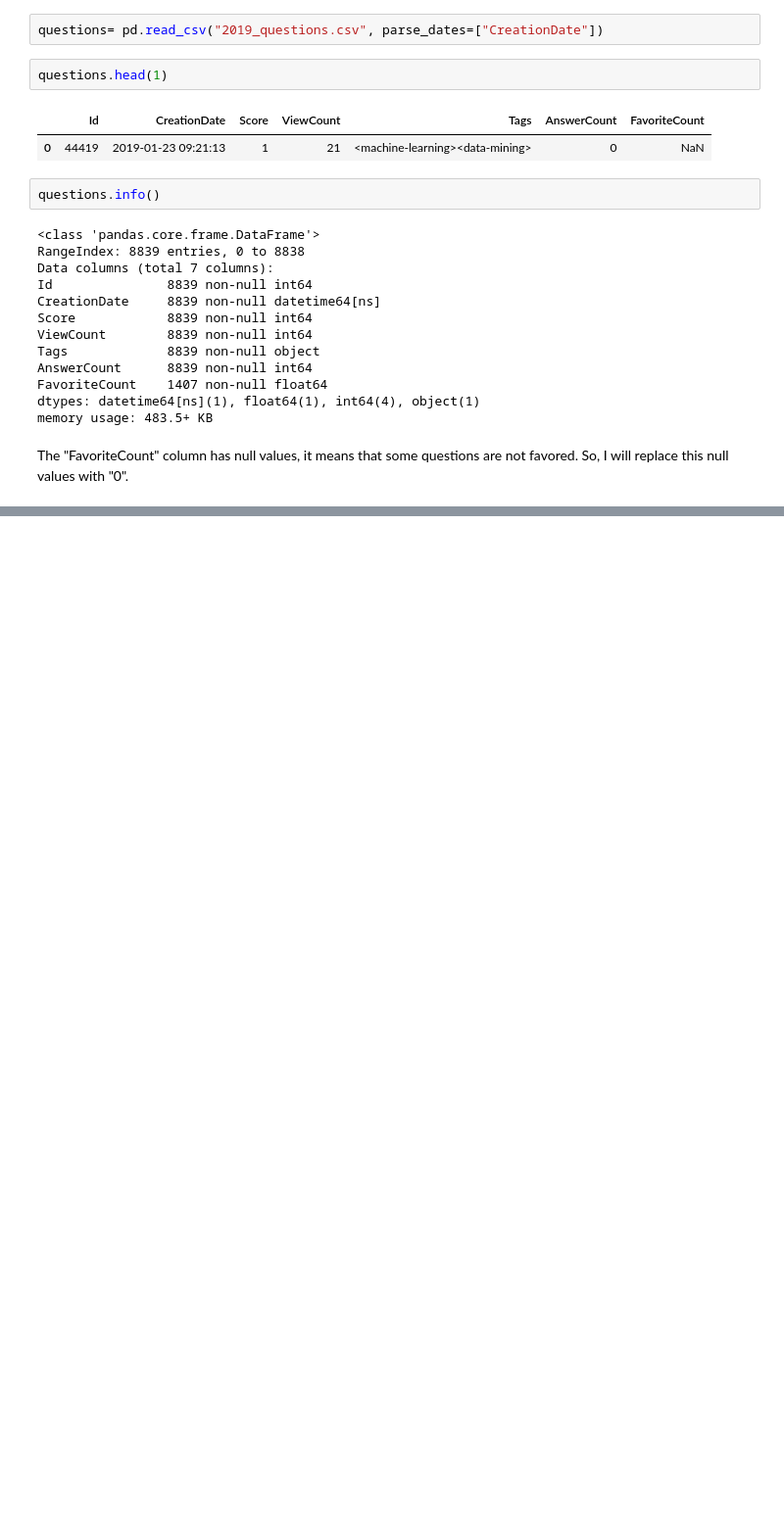
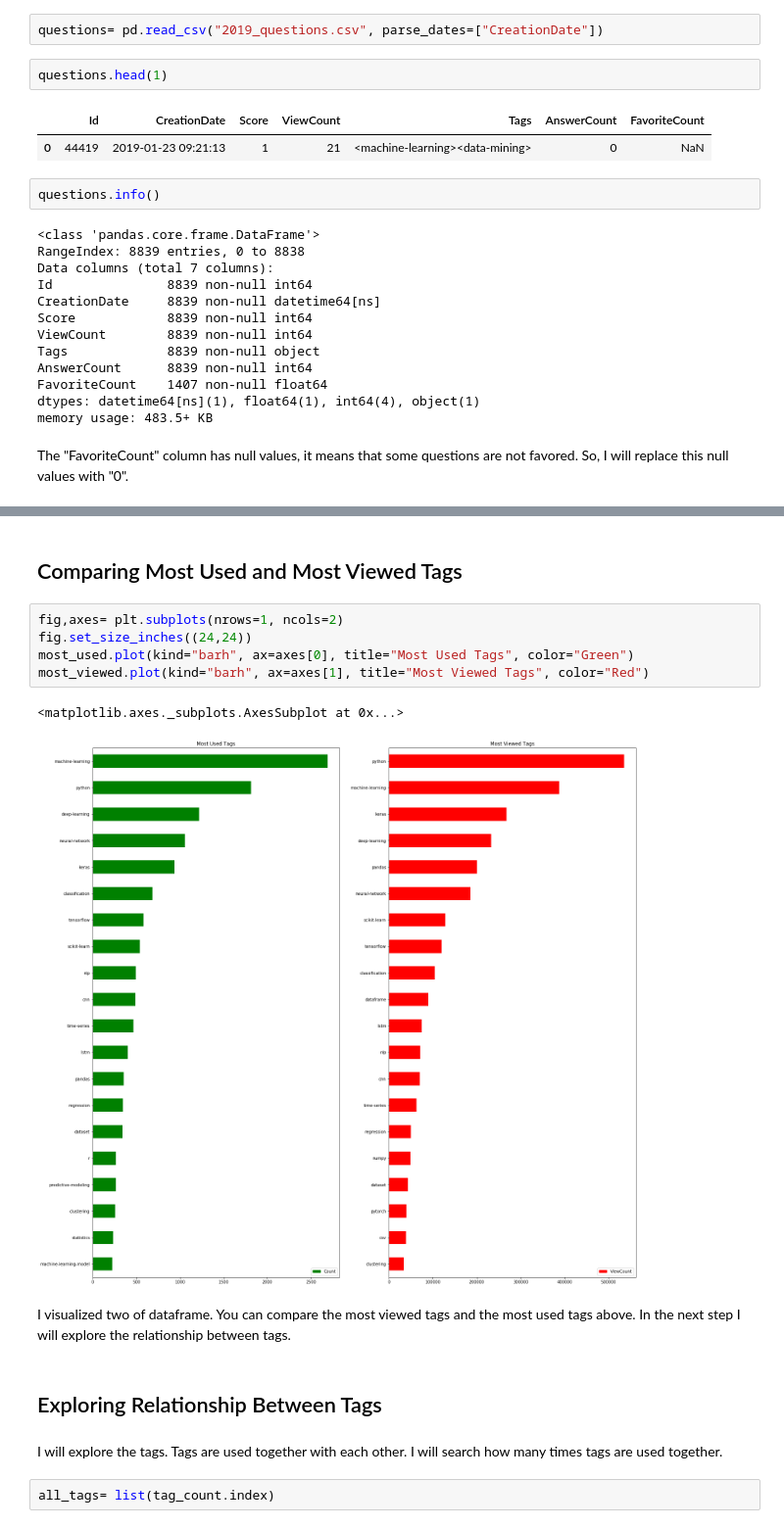
Before and after one commit to shylkymc/A-Data-Science-Project, a Jupyter notebook: A Data Science Project.ipynb, the cells around one changed output, grey strips where cells are left out. Shown: that part at 98% size. Drawn from its saved outputs; the diff is of its cells as text; blank space fills up the shorter version.

```diff
--- a/A Data Science Project.ipynb
+++ b/A Data Science Project.ipynb
@@ -51,0 +167,18 @@ The "FavoriteCount" column has null values, it means that some questions are not
+# %% [markdown]
+## Comparing Most Used and Most Viewed Tags
+# %%
+fig,axes= plt.subplots(nrows=1, ncols=2)
+fig.set_size_inches((24,24))
+most_used.plot(kind="barh", ax=axes[0], title="Most Used Tags", color="Green")
+most_viewed.plot(kind="barh", ax=axes[1], title="Most Viewed Tags", color="Red")
+# %% [output]
+<matplotlib.axes._subplots.AxesSubplot at 0x...>
+[figure, added]
+# %% [markdown]
+I visualized two of dataframe. You can compare the most viewed tags and the most used tags above. In the next step I will explore the relationship between tags.
+# %% [markdown]
+## Exploring Relationship Between Tags
+# %% [markdown]
+I will explore the tags. Tags are used together with each other. I will search how many times tags are used together.
+# %%
+all_tags= list(tag_count.index)
```
Also changed, not shown: parts of 49 cells of this notebook.
